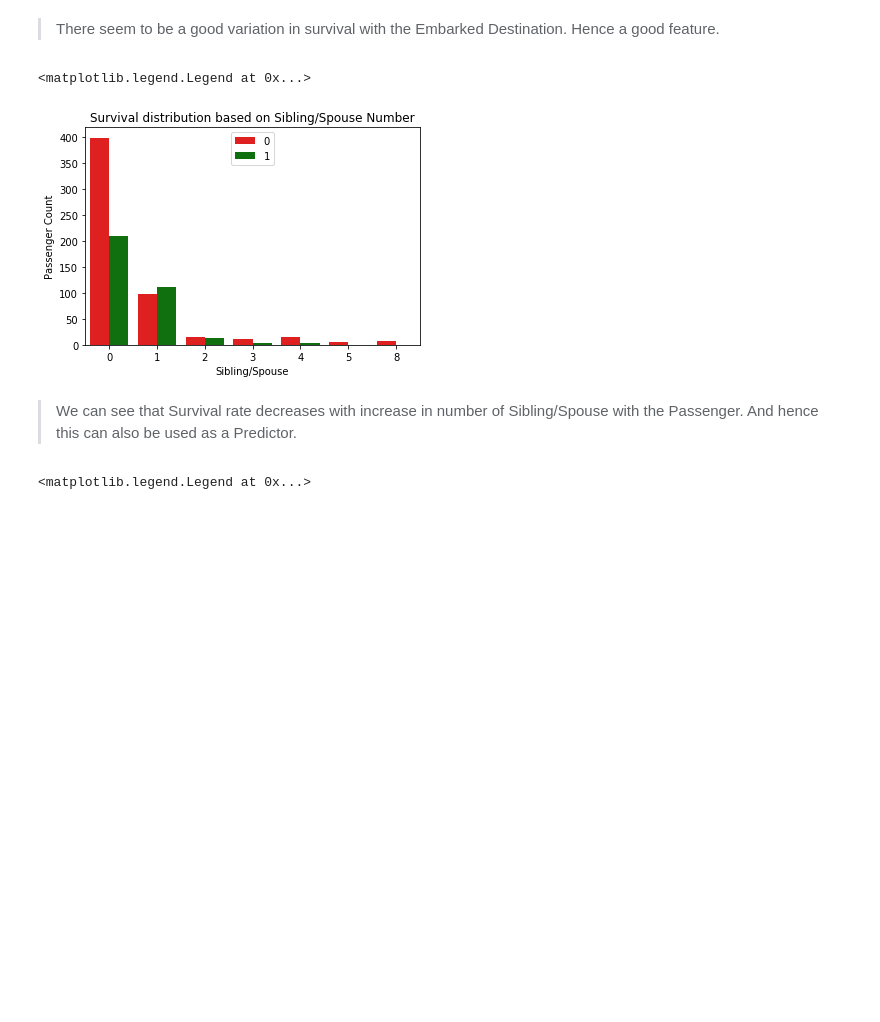
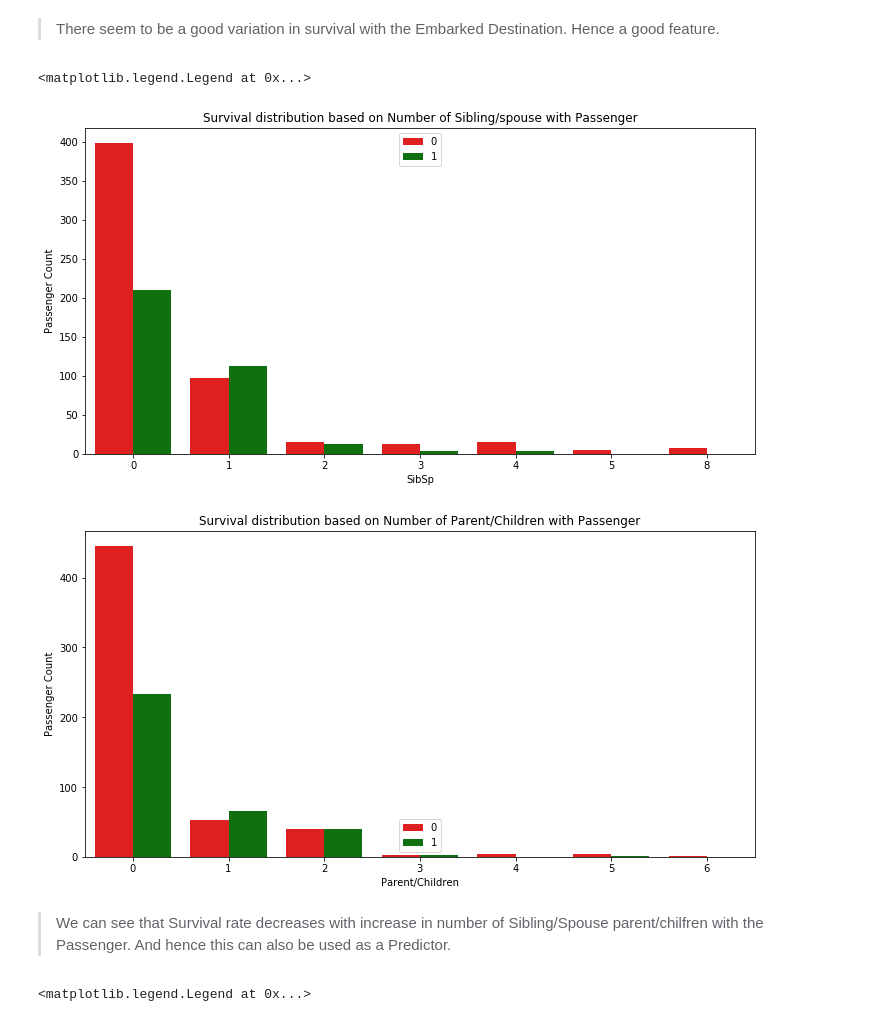
Before and after one commit to jradha11/titanic-kaggle, a Jupyter notebook: Data Visualisation and Data Preprocessing.ipynb, the cells around one changed output. Cells and saved outputs as stored; diff of their text form; code cells hidden in the pictures; blank space fills up the shorter version.

```diff
--- a/Data Visualisation and Data Preprocessing.ipynb
+++ b/Data Visualisation and Data Preprocessing.ipynb
@@ -305,16 +280,25 @@ plt.legend()
 # %% [markdown]
 > There seem to be a good variation in survival with the Embarked Destination. Hence a good feature.
 # %%
+plt.figure(figsize=(12,6))
 sns.countplot(x = 'SibSp',data = train_data,hue = 'Survived',palette=['red','green'])
-plt.xlabel('Sibling/Spouse')
+plt.xlabel('SibSp')
 plt.ylabel('Passenger Count')
-plt.title('Survival distribution based on Sibling/Spouse Number')
+plt.title('Survival distribution based on Number of Sibling/spouse with Passenger')
 plt.legend()
+
+plt.figure(figsize=(12,6))
+sns.countplot(x = 'Parch',data = train_data,hue = 'Survived',palette=['red','green'])
+plt.xlabel('Parent/Children')
+plt.ylabel('Passenger Count')
+plt.title('Survival distribution based on Number of Parent/Children with Passenger')
+plt.legend()
 # %% [output]
 <matplotlib.legend.Legend at 0x...>
-[figure, old version]
+[figure, new version]
+[figure, added]
 # %% [markdown]
->We can see that Survival rate decreases with increase in number of Sibling/Spouse with the Passenger. And hence this can also be used as a Predictor.
+>We can see that Survival rate decreases with increase in number of Sibling/Spouse parent/chilfren with the Passenger. And hence this can also be used as a Predictor.
 # %%
 sns.countplot(x = 'Parch',data = train_data,hue = 'Survived',palette=['red','green'])
 plt.xlabel('Parent/Children')
```
Also changed, not shown: parts of 28 cells of this notebook.
